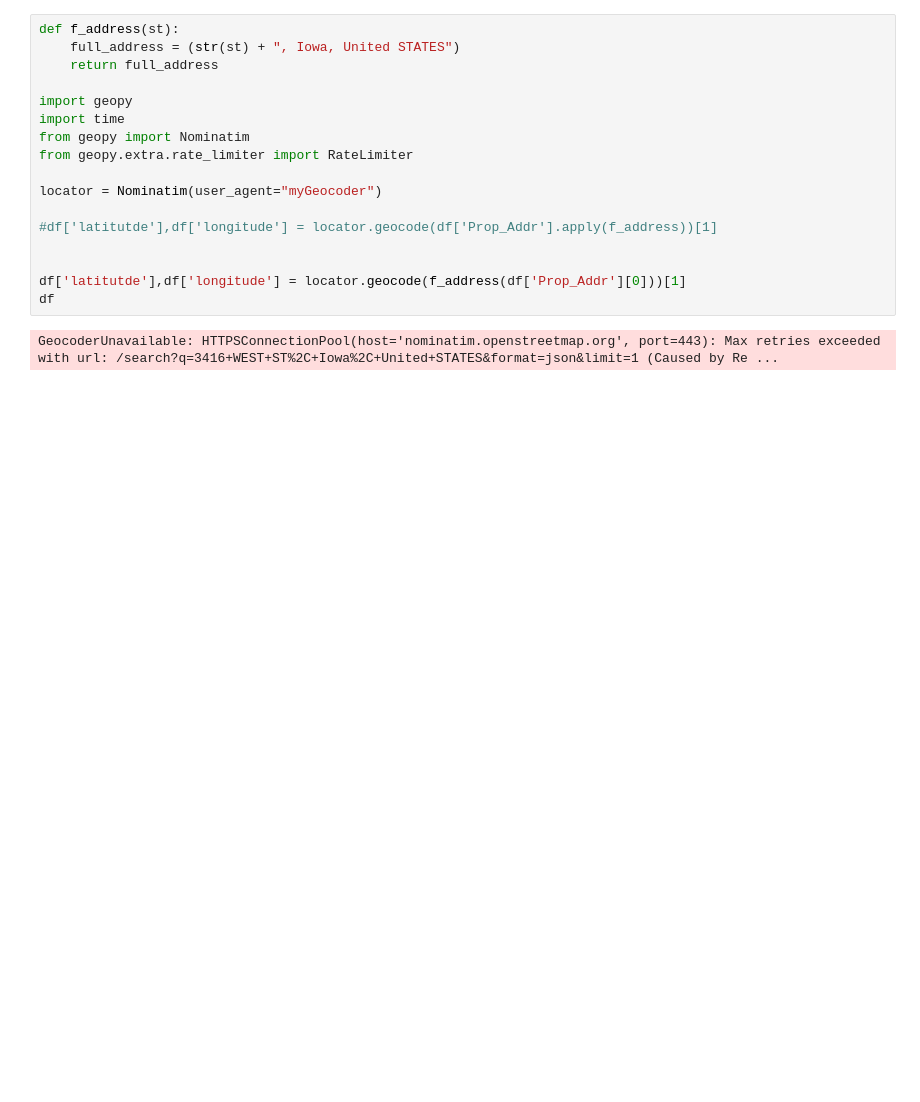
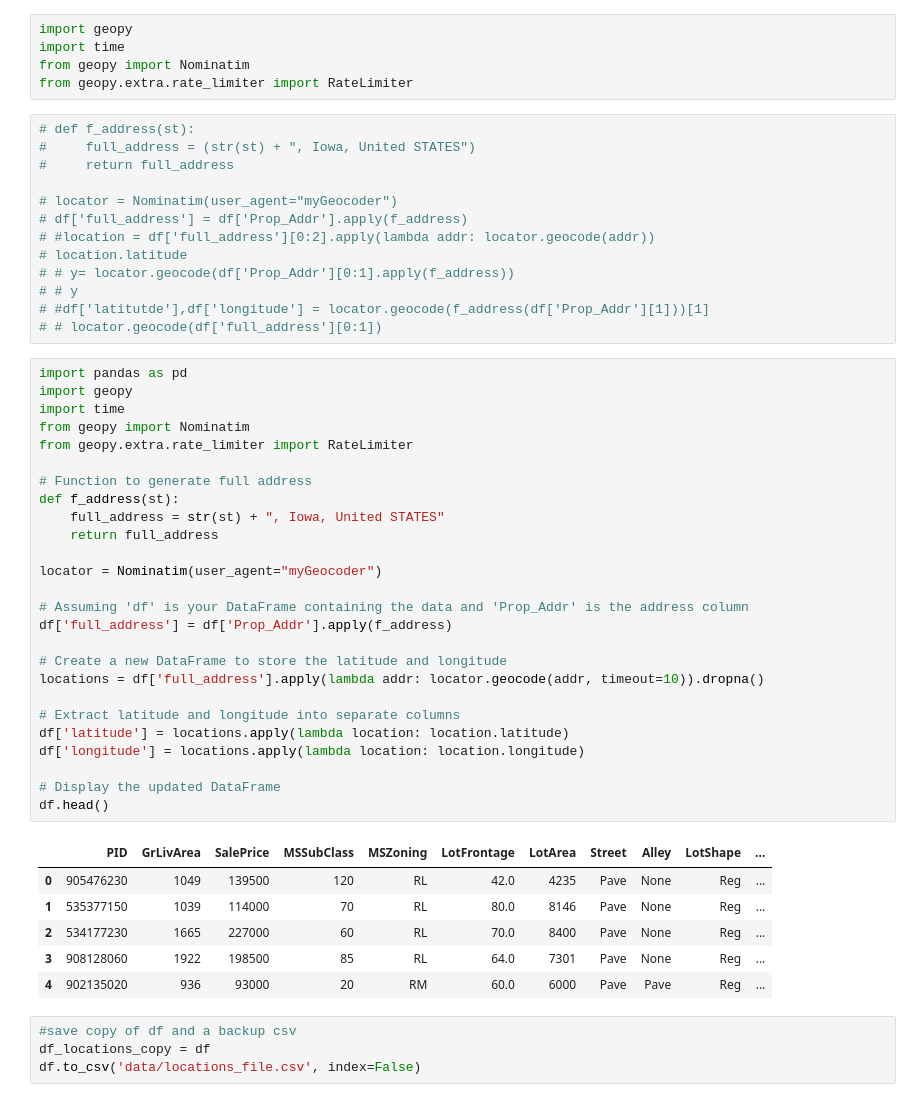
Before and after one commit to franciscapalacios/housing_project, a Jupyter notebook: geo_data.ipynb, the cells around one changed output. Saved outputs shown, nothing was run; the diff lists cells and outputs as text; blank space fills up the shorter version.

```diff
--- a/geo_data.ipynb
+++ b/geo_data.ipynb
@@ -54,20 +55,56 @@ df shape: (2112, 105)
+# %%
+import geopy
+import time
+from geopy import Nominatim
+from geopy.extra.rate_limiter import RateLimiter
 # %%
-def f_address(st):
-    full_address = (str(st) + ", Iowa, United STATES")
-    return full_address
+# def f_address(st):
+#     full_address = (str(st) + ", Iowa, United STATES")
+#     return full_address
 
-import geopy
-import time
-from geopy import Nominatim
-from geopy.extra.rate_limiter import RateLimiter
-
-locator = Nominatim(user_agent="myGeocoder")
-
-#df['latitutde'],df['longitude'] = locator.geocode(df['Prop_Addr'].apply(f_address))[1]
-
-
-df['latitutde'],df['longitude'] = locator.geocode(f_address(df['Prop_Addr'][0]))[1]
-df
+# locator = Nominatim(user_agent="myGeocoder")
+# df['full_address'] = df['Prop_Addr'].apply(f_address)
+# #location = df['full_address'][0:2].apply(lambda addr: locator.geocode(addr))
+# location.latitude
+# # y= locator.geocode(df['Prop_Addr'][0:1].apply(f_address))
+# # y
+# #df['latitutde'],df['longitude'] = locator.geocode(f_address(df['Prop_Addr'][1]))[1]
+# # locator.geocode(df['full_address'][0:1])
-# %% [output]
-GeocoderUnavailable: HTTPSConnectionPool(host='nominatim.openstreetmap.org', port=443): Max retries exceeded with url: /search?q=3416+WEST+ST%2C+Iowa%2C+United+STATES&format=json&limit=1 (Caused by Re ...
+# %%
+import pandas as pd
+import geopy
+import time
+from geopy import Nominatim
+from geopy.extra.rate_limiter import RateLimiter
+
+# Function to generate full address
+def f_address(st):
+    full_address = str(st) + ", Iowa, United STATES"
+    return full_address
+
+locator = Nominatim(user_agent="myGeocoder")
+
+# Assuming 'df' is your DataFrame containing the data and 'Prop_Addr' is the address column
+df['full_address'] = df['Prop_Addr'].apply(f_address)
+
+# Create a new DataFrame to store the latitude and longitude
+locations = df['full_address'].apply(lambda addr: locator.geocode(addr, timeout=10)).dropna()
+
+# Extract latitude and longitude into separate columns
+df['latitude'] = locations.apply(lambda location: location.latitude)
+df['longitude'] = locations.apply(lambda location: location.longitude)
+
+# Display the updated DataFrame
+df.head()
+# %% [output]
+|  | PID | GrLivArea | SalePrice | MSSubClass | MSZoning | LotFrontage | LotArea | Street | Alley | LotShape | ... |
+| 0 | 905476230 | 1049 | 139500 | 120 | RL | 42.0 | 4235 | Pave | None | Reg | ... |
+| 1 | 535377150 | 1039 | 114000 | 70 | RL | 80.0 | 8146 | Pave | None | Reg | ... |
+| 2 | 534177230 | 1665 | 227000 | 60 | RL | 70.0 | 8400 | Pave | None | Reg | ... |
+| 3 | 908128060 | 1922 | 198500 | 85 | RL | 64.0 | 7301 | Pave | None | Reg | ... |
+| 4 | 902135020 | 936 | 93000 | 20 | RM | 60.0 | 6000 | Pave | Pave | Reg | ... |
+# %%
+#save copy of df and a backup csv
+df_locations_copy = df
+df.to_csv('data/locations_file.csv', index=False)
 # %%
```
Also changed, not shown: parts of 5 cells of this notebook, 1 other file.
